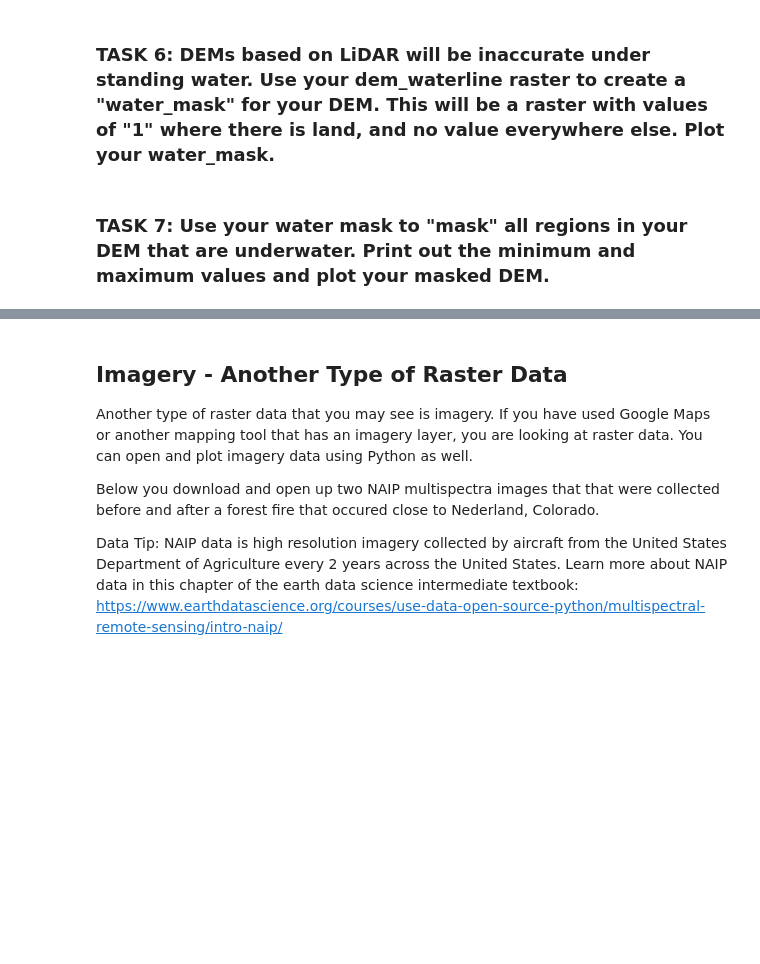
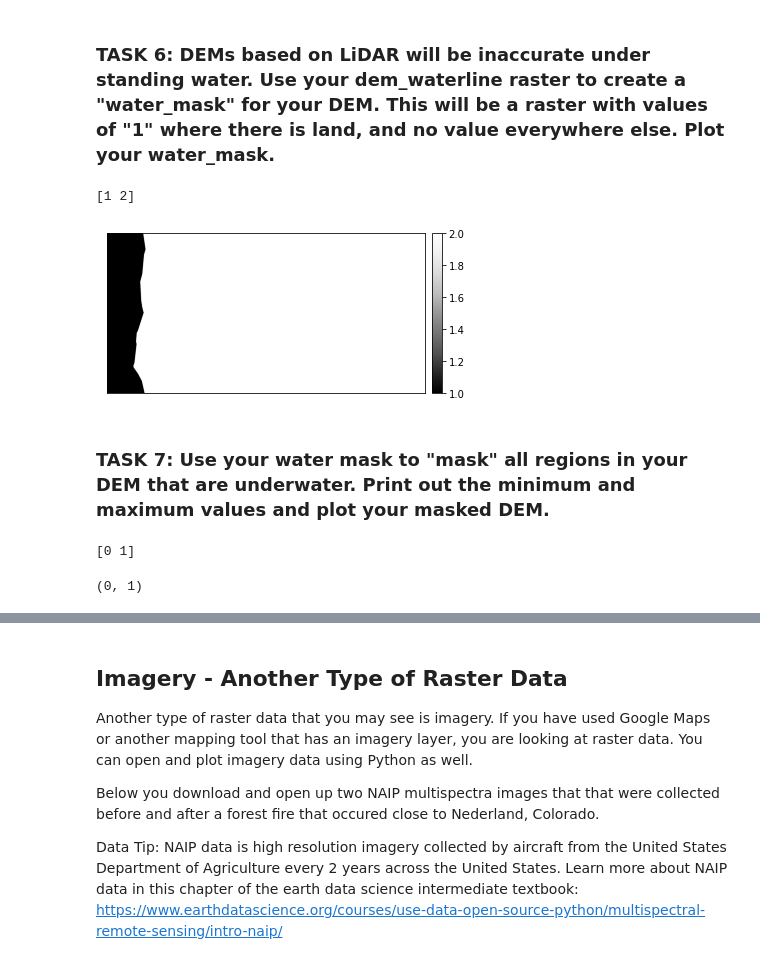
Before and after one commit to nalamry/EnvDatSci22, a Jupyter notebook: CodeSprints/RasterData101.ipynb, the cells around one changed output, grey strips where cells are left out. Drawn from its saved outputs; the diff is of its cells as text; code cells hidden in the pictures; blank space fills up the shorter version.

```diff
--- a/CodeSprints/RasterData101.ipynb
+++ b/CodeSprints/RasterData101.ipynb
@@ -454,3 +423,4 @@ Often in raster manipulation, we want to use certain criteria to mask out raster
 ### TASK 6: DEMs based on LiDAR will be inaccurate under standing water. Use your dem_waterline raster to create a "water_mask" for your DEM. This will be a raster with values of "1" where there is land, and no value everywhere else. Plot your water_mask.
 # %%
 # Task 6: create water_mask
+class_bins = [ -np.inf, 5499]
@@ -459,3 +427,17 @@ Often in raster manipulation, we want to use certain criteria to mask out raster
+# %%
+dem_waterline = np.digitize(dem_feet_ma, class_bins, )
+print(np.unique(dem_waterline))
+# %% [output]
+[1 2]
+# %%
+# Task 6: plot water_mask
+fig, ax = plt.subplots(figsize=(6,6))
+ep.plot_bands(dem_waterline,
+               ax=ax,
+               scale=False)
+plt.show()
+# %% [output]
+[figure, added]
 # %% [markdown]
 ### TASK 7: Use your water mask to "mask" all regions in your DEM that are underwater. Print out the minimum and maximum values and plot your masked DEM.
 # %%
@@ -463,2 +448,9 @@ Often in raster manipulation, we want to use certain criteria to mask out raster
+# %%
+print(np.unique(dem_waterline))
+# %% [output]
+[0 1]
 # %%
 #Task 7 print min and max:
+dem_waterline.min(), dem_waterline.max()
+# %% [output]
+(0, 1)
```
Also changed, not shown: parts of 14 cells of this notebook.
